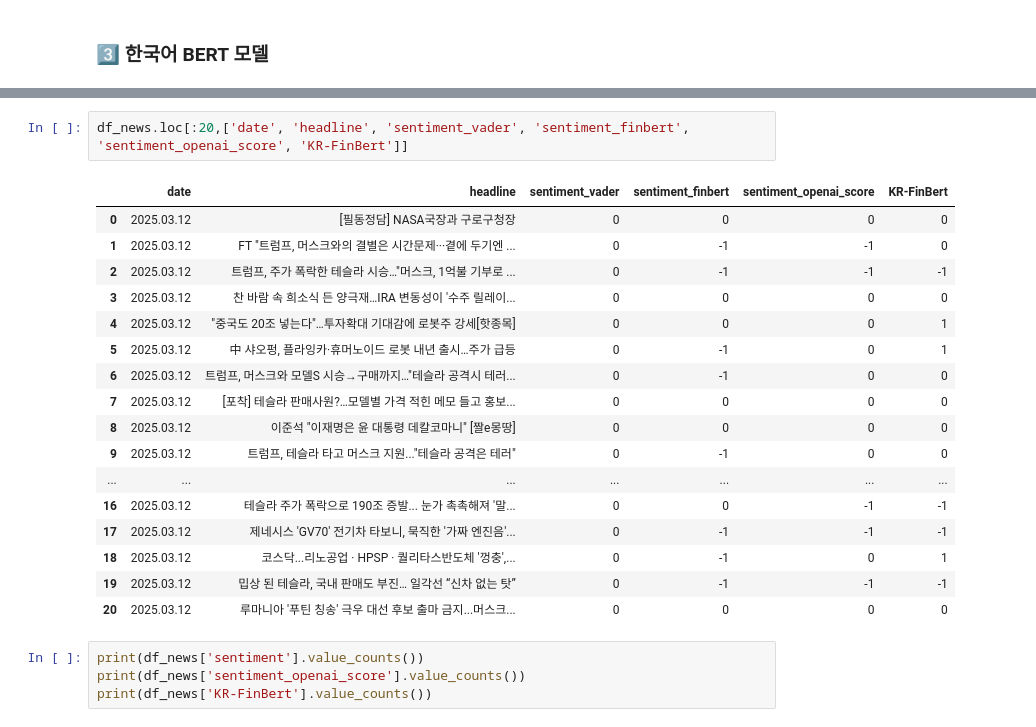
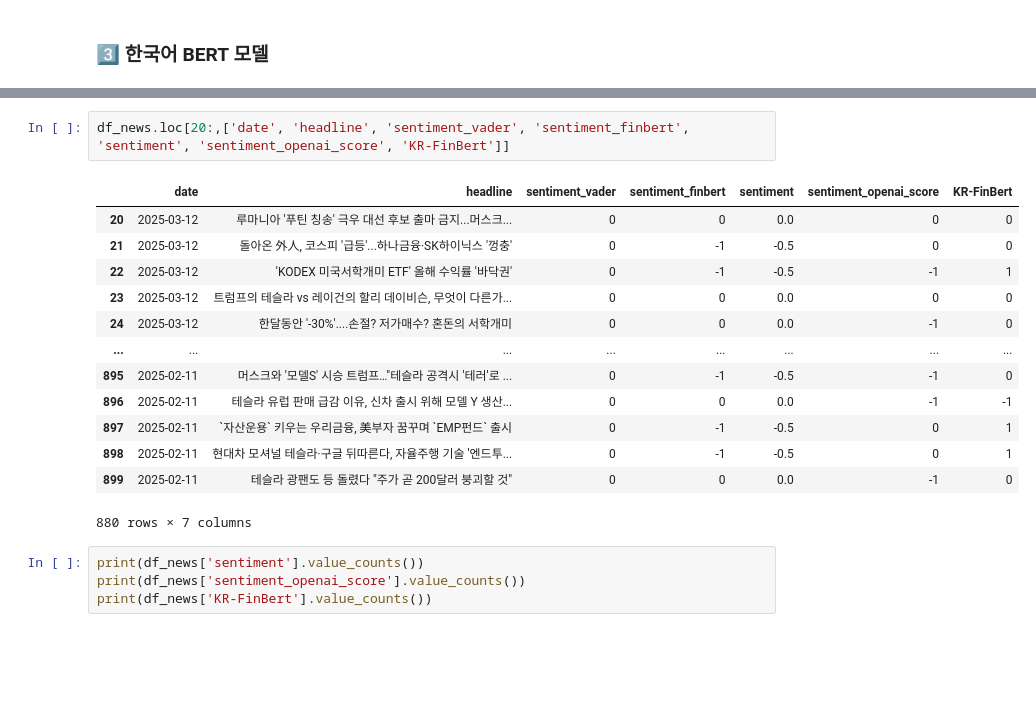
Before and after one commit to Marlangcow/stock-predict, a Jupyter notebook: notebooks/Tesla Stock Prediction.ipynb, the cells around one changed output, grey strips where cells are left out. Drawn from its saved outputs; the diff is of its cells as text; blank space fills up the shorter version.

```diff
--- a/notebooks/Tesla Stock Prediction.ipynb
+++ b/notebooks/Tesla Stock Prediction.ipynb
@@ -588,23 +671,19 @@ Name: count, dtype: int64
 # %%
-df_news.loc[:20,['date', 'headline', 'sentiment_vader', 'sentiment_finbert', 'sentiment_openai_score', 'KR-FinBert']]
+df_news.loc[20:,['date', 'headline', 'sentiment_vader', 'sentiment_finbert', 'sentiment', 'sentiment_openai_score', 'KR-FinBert']]
 # %% [output]
-|  | date | headline | sentiment_vader | sentiment_finbert | sentiment_openai_score | KR-FinBert |
-| 0 | 2025.03.12 | [필동정담] NASA국장과 구로구청장 | 0 | 0 | 0 | 0 |
-| 1 | 2025.03.12 | FT "트럼프, 머스크와의 결별은 시간문제···곁에 두기엔 ... | 0 | -1 | -1 | 0 |
-| 2 | 2025.03.12 | 트럼프, 주가 폭락한 테슬라 시승…"머스크, 1억불 기부로 ... | 0 | -1 | -1 | -1 |
-| 3 | 2025.03.12 | 찬 바람 속 희소식 든 양극재…IRA 변동성이 '수주 릴레이... | 0 | 0 | 0 | 0 |
-| 4 | 2025.03.12 | "중국도 20조 넣는다"…투자확대 기대감에 로봇주 강세[핫종목] | 0 | 0 | 0 | 1 |
-| 5 | 2025.03.12 | 中 샤오펑, 플라잉카·휴머노이드 로봇 내년 출시…주가 급등 | 0 | -1 | 0 | 1 |
-| 6 | 2025.03.12 | 트럼프, 머스크와 모델S 시승→구매까지…"테슬라 공격시 테러... | 0 | -1 | 0 | 0 |
-| 7 | 2025.03.12 | [포착] 테슬라 판매사원?…모델별 가격 적힌 메모 들고 홍보... | 0 | 0 | 0 | 0 |
-| 8 | 2025.03.12 | 이준석 "이재명은 윤 대통령 데칼코마니" [짤e몽땅] | 0 | 0 | 0 | 0 |
-| 9 | 2025.03.12 | 트럼프, 테슬라 타고 머스크 지원..."테슬라 공격은 테러" | 0 | -1 | 0 | 0 |
-| ... | ... | ... | ... | ... | ... | ... |
-| 16 | 2025.03.12 | 테슬라 주가 폭락으로 190조 증발... 눈가 촉촉해져 '말... | 0 | 0 | -1 | -1 |
-| 17 | 2025.03.12 | 제네시스 'GV70' 전기차 타보니, 묵직한 '가짜 엔진음'... | 0 | -1 | -1 | -1 |
-| 18 | 2025.03.12 | 코스닥...리노공업 · HPSP · 퀄리타스반도체 '껑충',... | 0 | -1 | 0 | 1 |
-| 19 | 2025.03.12 | 밉상 된 테슬라, 국내 판매도 부진… 일각선 “신차 없는 탓” | 0 | -1 | -1 | -1 |
-| 20 | 2025.03.12 | 루마니아 '푸틴 칭송' 극우 대선 후보 출마 금지...머스크... | 0 | 0 | 0 | 0 |
+|  | date | headline | sentiment_vader | sentiment_finbert | sentiment | sentiment_openai_score | KR-FinBert |
+| 20 | 2025-03-12 | 루마니아 '푸틴 칭송' 극우 대선 후보 출마 금지...머스크... | 0 | 0 | 0.0 | 0 | 0 |
+| 21 | 2025-03-12 | 돌아온 外人, 코스피 '급등'...하나금융·SK하이닉스 '껑충' | 0 | -1 | -0.5 | 0 | 0 |
+| 22 | 2025-03-12 | 'KODEX 미국서학개미 ETF' 올해 수익률 '바닥권' | 0 | -1 | -0.5 | -1 | 1 |
+| 23 | 2025-03-12 | 트럼프의 테슬라 vs 레이건의 할리 데이비슨, 무엇이 다른가... | 0 | 0 | 0.0 | 0 | 0 |
+| 24 | 2025-03-12 | 한달동안 '-30%'....손절? 저가매수? 혼돈의 서학개미 | 0 | 0 | 0.0 | -1 | 0 |
+| ... | ... | ... | ... | ... | ... | ... | ... |
+| 895 | 2025-02-11 | 머스크와 '모델S' 시승 트럼프…"테슬라 공격시 '테러'로 ... | 0 | -1 | -0.5 | -1 | 0 |
+| 896 | 2025-02-11 | 테슬라 유럽 판매 급감 이유, 신차 출시 위해 모델 Y 생산... | 0 | 0 | 0.0 | -1 | -1 |
+| 897 | 2025-02-11 | `자산운용` 키우는 우리금융, 美부자 꿈꾸며 `EMP펀드` 출시 | 0 | -1 | -0.5 | 0 | 1 |
+| 898 | 2025-02-11 | 현대차 모셔널 테슬라·구글 뒤따른다, 자율주행 기술 '엔드투... | 0 | -1 | -0.5 | 0 | 1 |
+| 899 | 2025-02-11 | 테슬라 광팬도 등 돌렸다 "주가 곧 200달러 붕괴할 것" | 0 | 0 | 0.0 | -1 | 0 |
+880 rows × 7 columns
 # %%
 print(df_news['sentiment'].value_counts())
 print(df_news['sentiment_openai_score'].value_counts())
```
Also changed, not shown: parts of 52 cells of this notebook, 9 other files.
